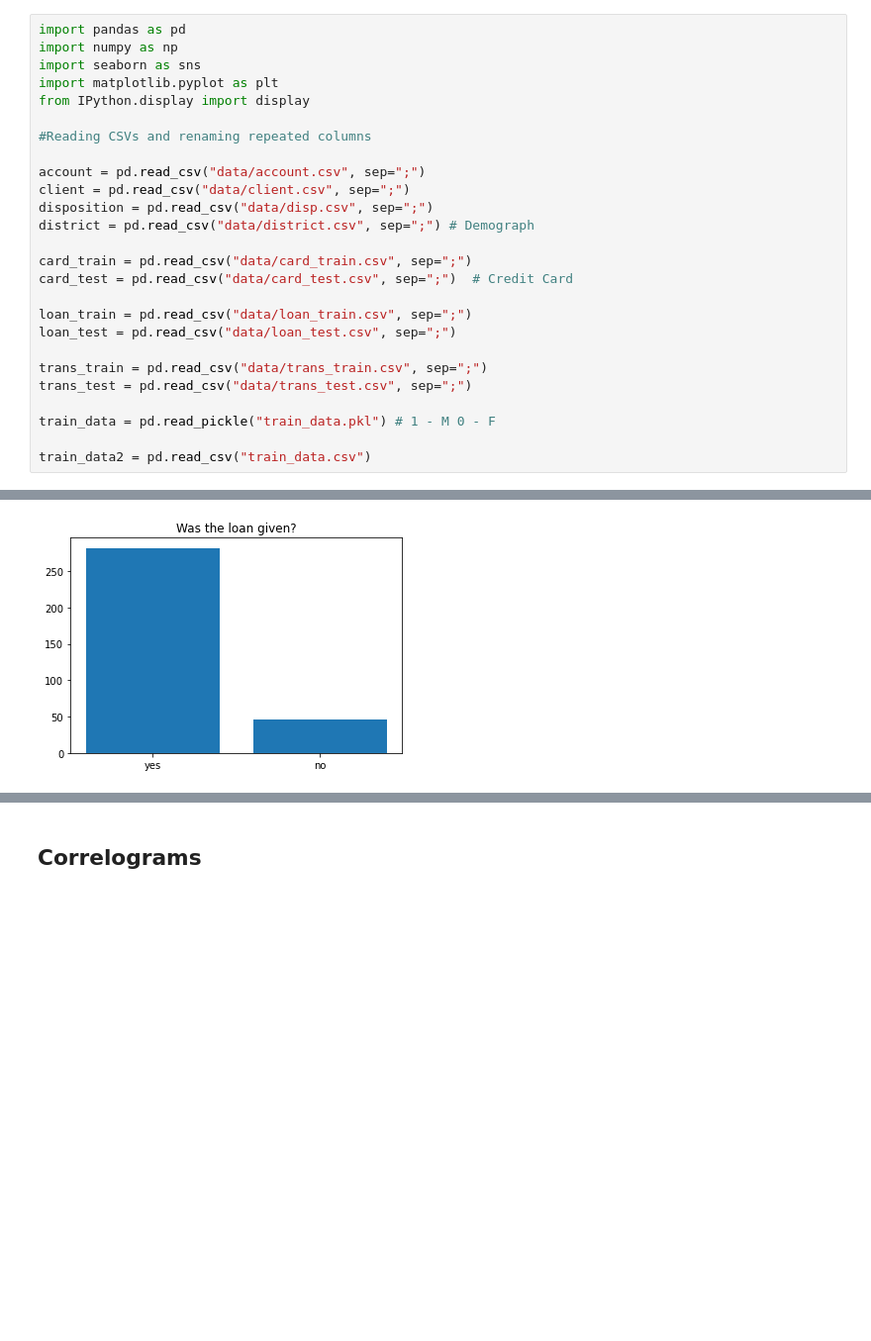
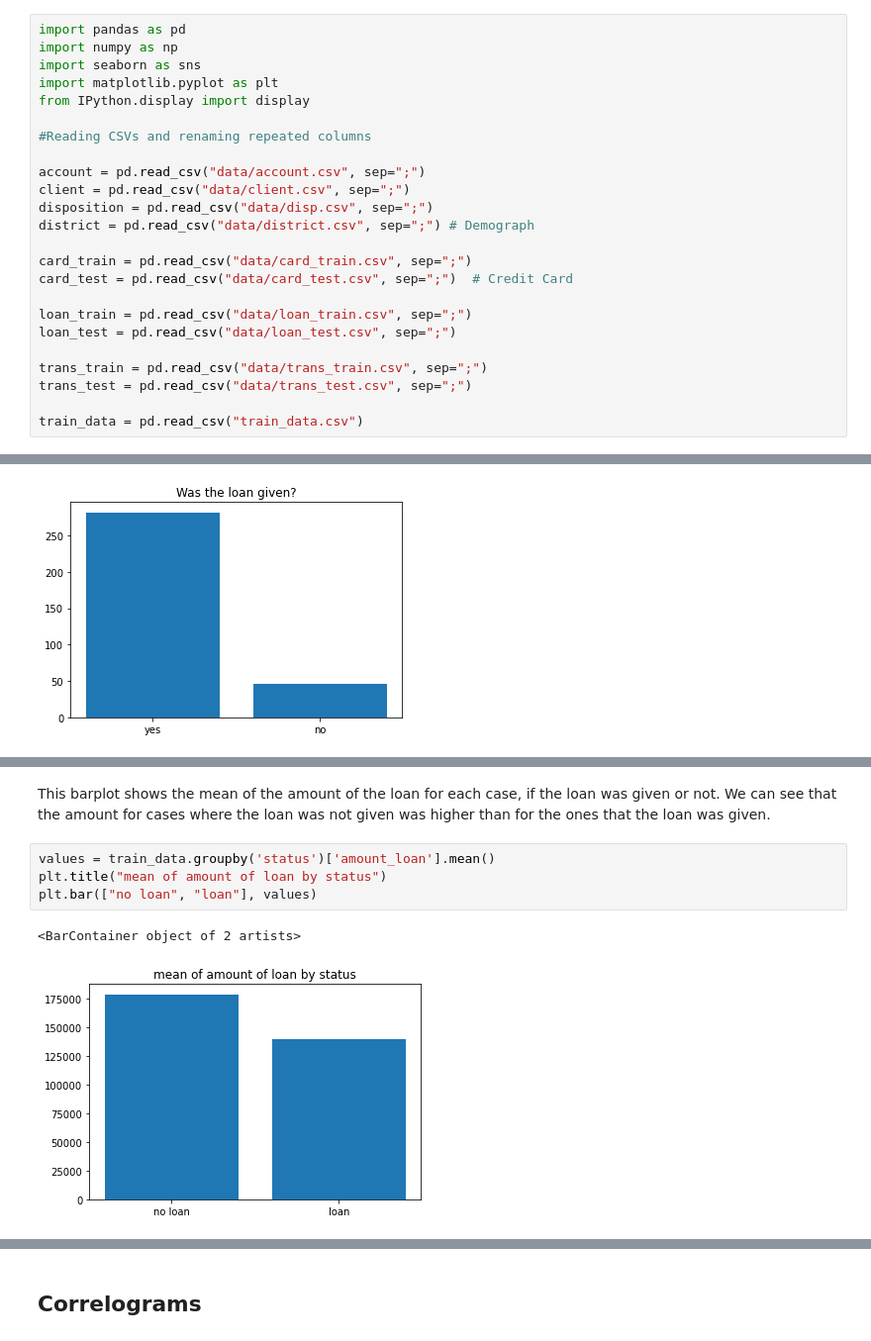
Before and after one commit to Ca-moes/AC, a Jupyter notebook: data_analysis.ipynb, the cells around one changed output, grey strips where cells are left out. Shown at 99% size. Saved outputs shown, nothing was run; the diff lists cells and outputs as text; blank space fills up the shorter version.

```diff
--- a/data_analysis.ipynb
+++ b/data_analysis.ipynb
@@ -30,8 +30,6 @@ loan_test = pd.read_csv("data/loan_test.csv", sep=";")
 trans_train = pd.read_csv("data/trans_train.csv", sep=";")
 trans_test = pd.read_csv("data/trans_test.csv", sep=";")
 
-train_data = pd.read_pickle("train_data.pkl") # 1 - M 0 - F
-
-train_data2 = pd.read_csv("train_data.csv")
+train_data = pd.read_csv("train_data.csv")
 # %% [markdown]
 In this graph, we see the amount of the loan and the status of it for clients that are owners of the cards. With this, we conclude that every owner of the card that asks for loan has the loan granted.
@@ -625,0 +576,9 @@ plt.bar(["yes", "no"], status_values)
+# %% [markdown]
+This barplot shows the mean of the amount of the loan for each case, if the loan was given or not. We can see that the amount for cases where the loan was not given was higher than for the ones that the loan was given.
+# %%
+values = train_data.groupby('status')['amount_loan'].mean()
+plt.title("mean of amount of loan by status")
+plt.bar(["no loan", "loan"], values)
+# %% [output]
+<BarContainer object of 2 artists>
+[figure, added]
```
Also changed, not shown: parts of 55 cells of this notebook, 11 other files.
